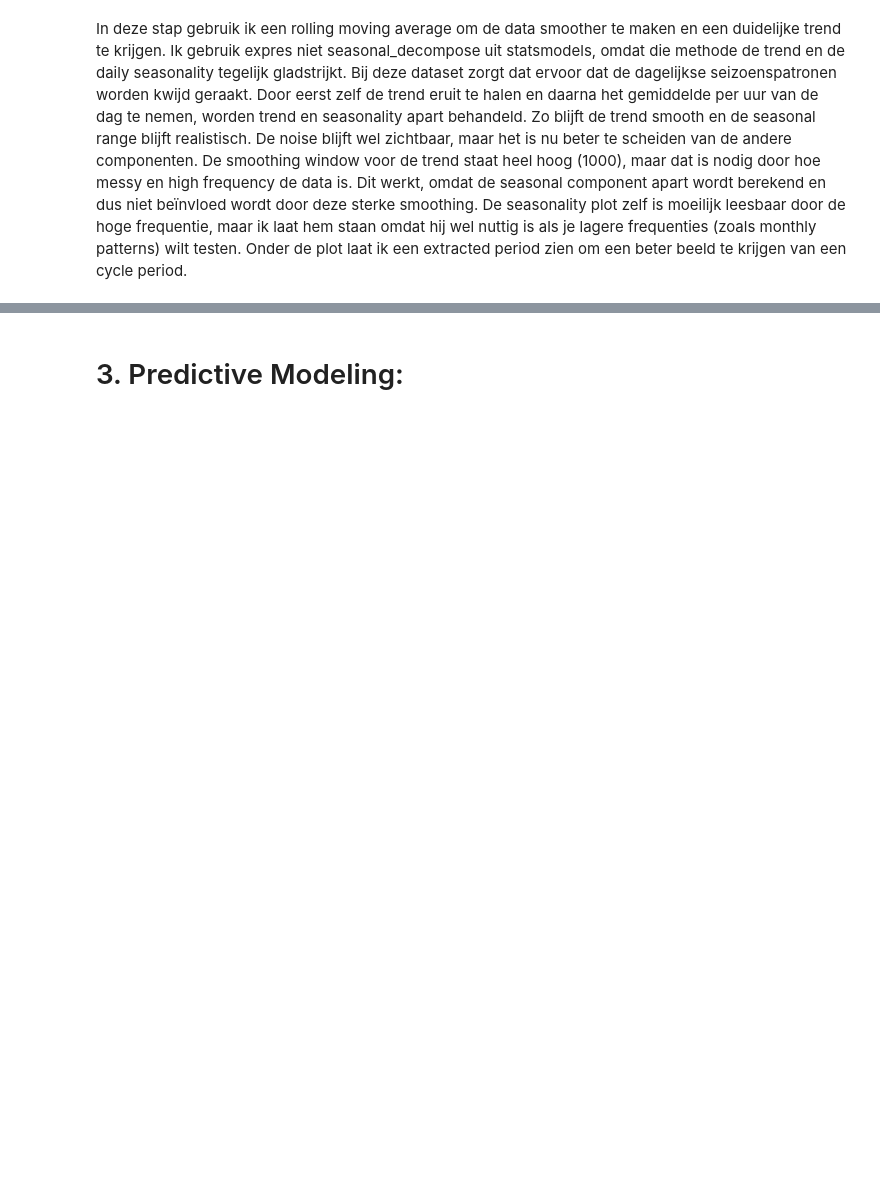
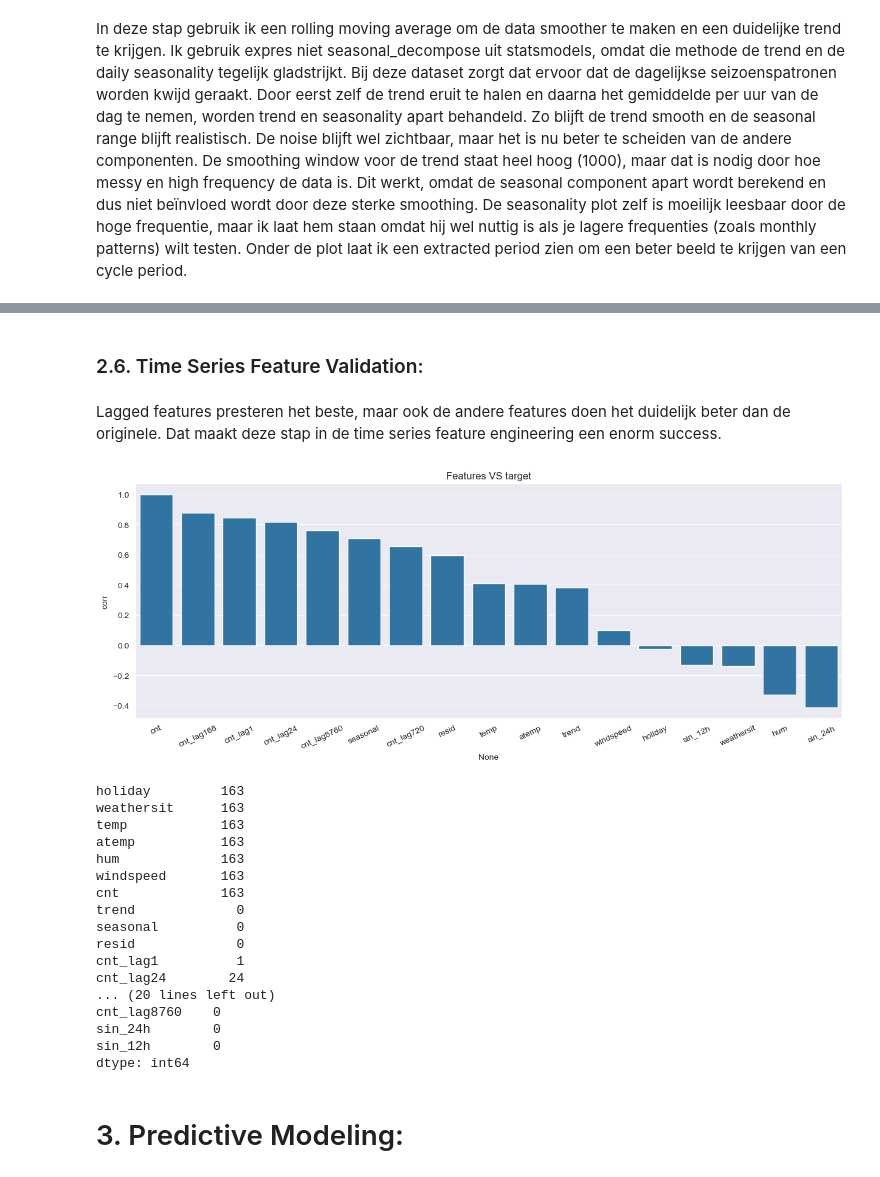
Before and after one commit to 24087068/verhuuraantallen_voorspelling, a Jupyter notebook: notebooks/main.ipynb, the cells around one changed output, grey strips where cells are left out. Cells and saved outputs as stored; diff of their text form; code cells hidden in the pictures; blank space fills up the shorter version.

```diff
--- a/notebooks/main.ipynb
+++ b/notebooks/main.ipynb
@@ -151,3 +242,50 @@ Making features from lag
+# %% [markdown]
+### 2.6. Time Series Feature Validation:
+# %% [markdown]
+Lagged features presteren het beste, maar ook de andere features doen het duidelijk beter dan de originele. Dat maakt deze stap in de time series feature engineering een enorm success.
+# %%
+features = ['holiday','weathersit','temp','atemp','hum','windspeed',
+            'cnt_lag1','cnt_lag24','cnt_lag168','cnt_lag720','cnt_lag8760',
+            'sin_24h','sin_12h','trend','seasonal','resid']
+corrs = df_fft[features + ['cnt']].corr()['cnt'].sort_values(ascending=False)
+plt.figure(figsize=(15, 5))
+sns.barplot(x=corrs.index, y=corrs.values)
+plt.xticks(rotation=25)
+plt.ylabel("corr")
+plt.title("Features VS target")
+plt.show()
+print(df_fft.isnull().sum())
+
+# Filling categorical features with mode
+for col in ['holiday','weathersit']:
+    df_fft[col] = df_fft[col].fillna(df_fft[col].mode()[0])
+# Filling numeric original features with mean
+for col in ['temp','atemp','hum','windspeed','cnt']:
+    df_fft[col] = df_fft[col].fillna(df_fft[col].mean())
+# Filling lag features with overall mean of cnt
+for col in ['cnt_lag1','cnt_lag24','cnt_lag168','cnt_lag720','cnt_lag8760']:
+    df_fft[col] = df_fft[col].fillna(df_fft['cnt'].mean())
+
+print(df_fft.isnull().sum())
+# %% [output]
+[figure, added]
+holiday         163
+weathersit      163
+temp            163
+atemp           163
+hum             163
+windspeed       163
+cnt             163
+trend             0
+seasonal          0
+resid             0
+cnt_lag1          1
+cnt_lag24        24
+... (20 lines left out)
+cnt_lag8760    0
+sin_24h        0
+sin_12h        0
+dtype: int64
 # %% [markdown]
 # 3. Predictive Modeling:
 # %% [markdown]
```
Also changed, not shown: parts of 15 cells of this notebook, 1 other file.
